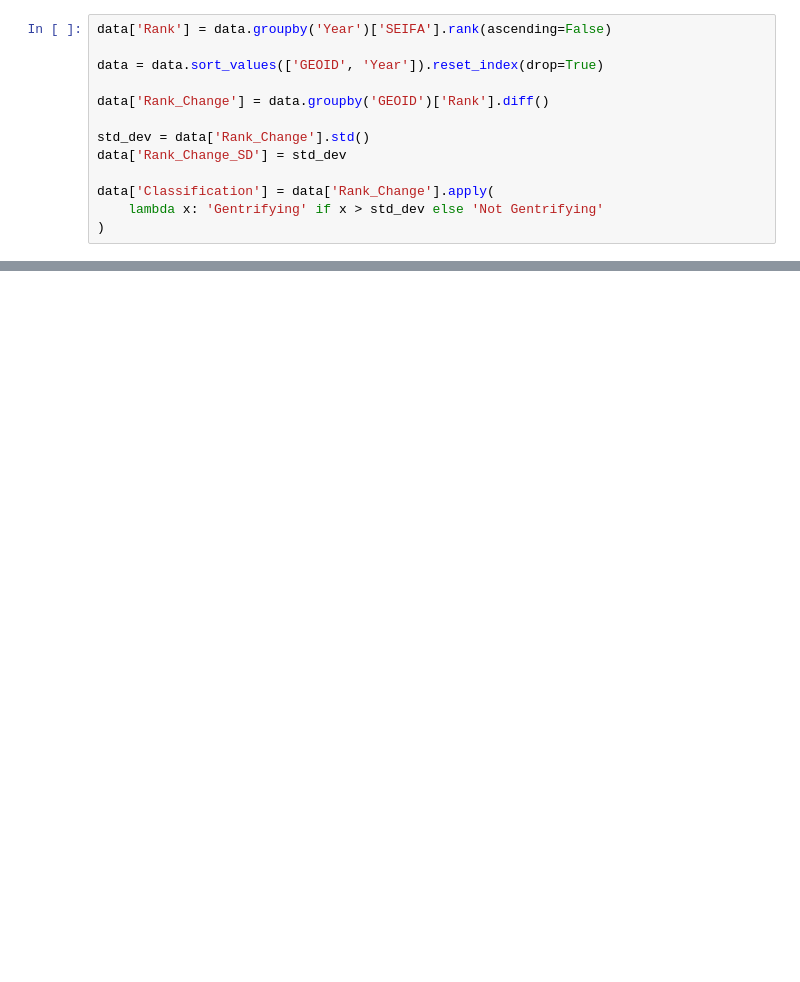
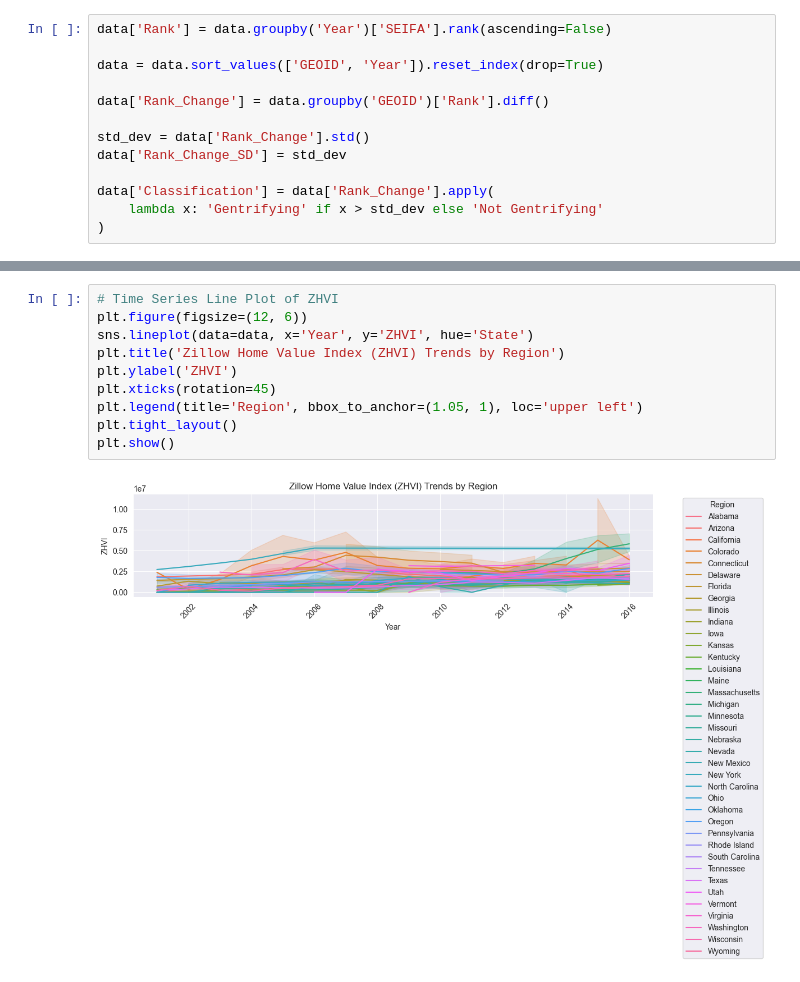
Before and after one commit to The-Swapster/gentrification_classification_prediction, a Jupyter notebook: dataprep.ipynb, the cells around one changed output, grey strips where cells are left out. Drawn from its saved outputs; the diff is of its cells as text; blank space fills up the shorter version.

```diff
--- a/dataprep.ipynb
+++ b/dataprep.ipynb
@@ -161,0 +220,12 @@ Name: count, dtype: int64
+# %%
+# Time Series Line Plot of ZHVI
+plt.figure(figsize=(12, 6))
+sns.lineplot(data=data, x='Year', y='ZHVI', hue='State')
+plt.title('Zillow Home Value Index (ZHVI) Trends by Region')
+plt.ylabel('ZHVI')
+plt.xticks(rotation=45)
+plt.legend(title='Region', bbox_to_anchor=(1.05, 1), loc='upper left')
+plt.tight_layout()
+plt.show()
+# %% [output]
+[figure, added]
```
Also changed, not shown: parts of 59 cells of this notebook.
